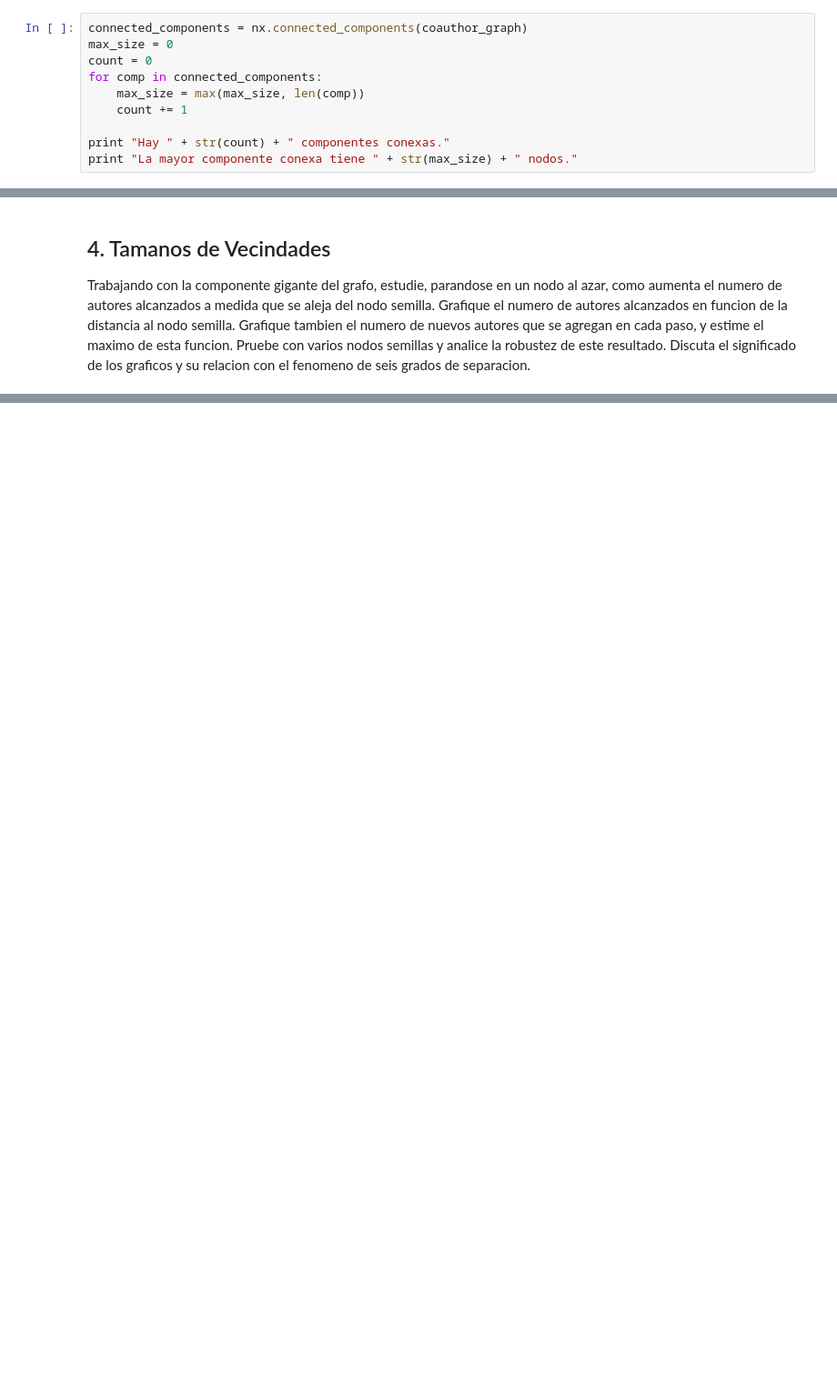
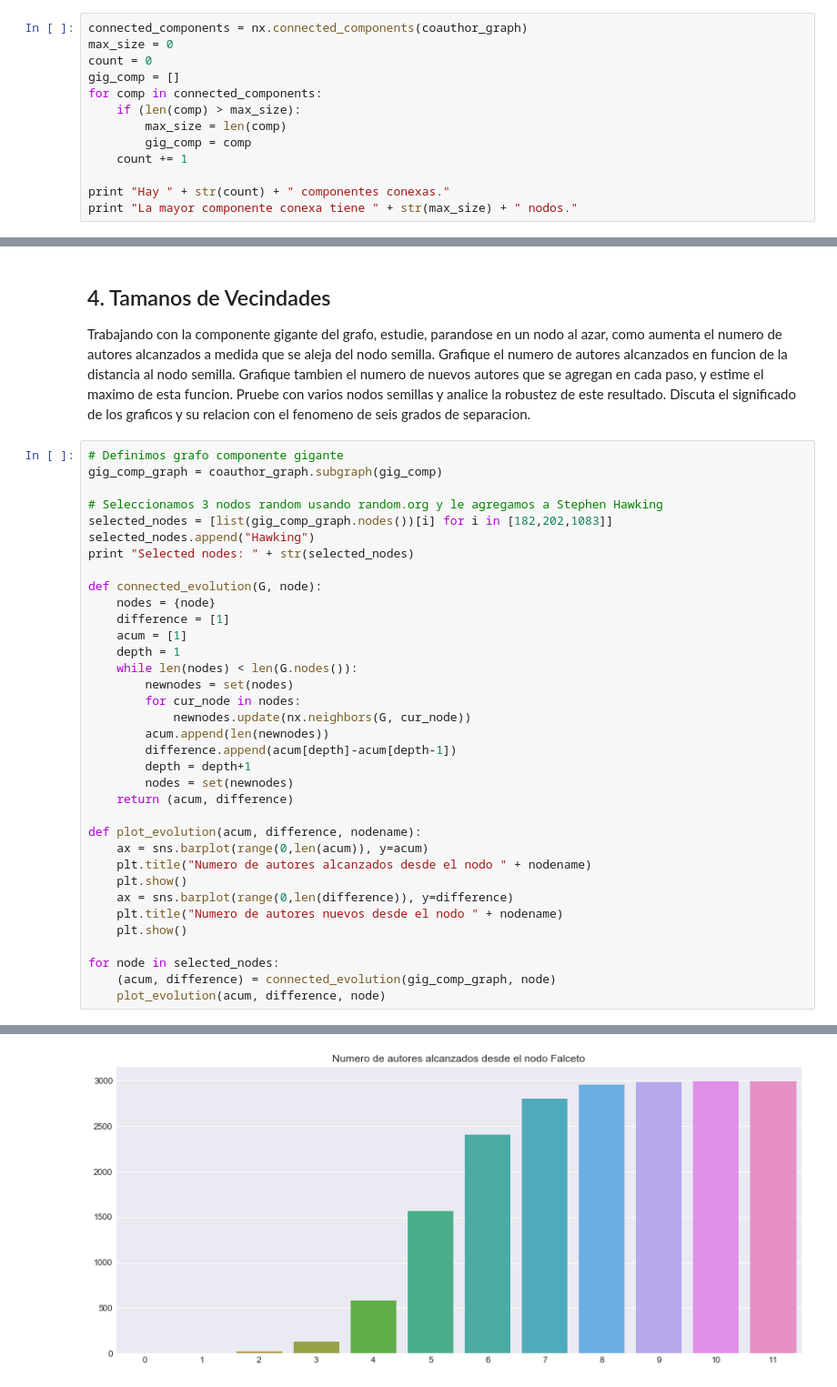
Before and after one commit to lucasputer/CienciaDeDatos, a Jupyter notebook: tp4/TP4.ipynb, the cells around one changed output, grey strips where cells are left out. Shown at 91% size. Saved outputs shown, nothing was run; the diff lists cells and outputs as text; blank space fills up the shorter version.

```diff
--- a/tp4/TP4.ipynb
+++ b/tp4/TP4.ipynb
@@ -96,8 +95,11 @@ Calcule el numero de componentes conexas del grafo. Muestre el tamano de la comp
 connected_components = nx.connected_components(coauthor_graph)
 max_size = 0
 count = 0
+gig_comp = []
 for comp in connected_components:
-    max_size = max(max_size, len(comp))
+    if (len(comp) > max_size):
+        max_size = len(comp)
+        gig_comp = comp
     count += 1
 
 print "Hay " + str(count) + " componentes conexas."
@@ -108,3 +110,39 @@ La mayor componente conexa tiene 2698 nodos.
 # %% [markdown]
 ## 4. Tamanos de Vecindades
 Trabajando con la componente gigante del grafo, estudie, parandose en un nodo al azar, como aumenta el numero de autores alcanzados a medida que se aleja del nodo semilla. Grafique el numero de autores alcanzados en funcion de la distancia al nodo semilla. Grafique tambien el numero de nuevos autores que se agregan en cada paso, y estime el maximo de esta funcion. Pruebe con varios nodos semillas y analice la robustez de este resultado. Discuta el significado de los graficos y su relacion con el fenomeno de seis grados de separacion.
+# %%
+# Definimos grafo componente gigante
+gig_comp_graph = coauthor_graph.subgraph(gig_comp)
+
+# Seleccionamos 3 nodos random usando random.org y le agregamos a Stephen Hawking
+selected_nodes = [list(gig_comp_graph.nodes())[i] for i in [182,202,1083]]
+selected_nodes.append("Hawking")
+print "Selected nodes: " + str(selected_nodes)
+
+def connected_evolution(G, node):
+    nodes = {node}
+    difference = [1]
+    acum = [1]
+    depth = 1
+    while len(nodes) < len(G.nodes()):
+        newnodes = set(nodes)
+        for cur_node in nodes:
+            newnodes.update(nx.neighbors(G, cur_node))
+        acum.append(len(newnodes))
+        difference.append(acum[depth]-acum[depth-1])
+        depth = depth+1
+        nodes = set(newnodes)
+    return (acum, difference)
+
+def plot_evolution(acum, difference, nodename):
+    ax = sns.barplot(range(0,len(acum)), y=acum)
+    plt.title("Numero de autores alcanzados desde el nodo " + nodename)
+    plt.show()
+    ax = sns.barplot(range(0,len(difference)), y=difference)
+    plt.title("Numero de autores nuevos desde el nodo " + nodename)
+    plt.show()
+
+for node in selected_nodes:
+    (acum, difference) = connected_evolution(gig_comp_graph, node)
+    plot_evolution(acum, difference, node)
+# %% [output]
@@ -110,0 +150 @@ Trabajando con la componente gigante del grafo, estudie, parandose en un nodo al
+[figure, added]
```
Also changed, not shown: parts of 24 cells of this notebook, 1 other file.
